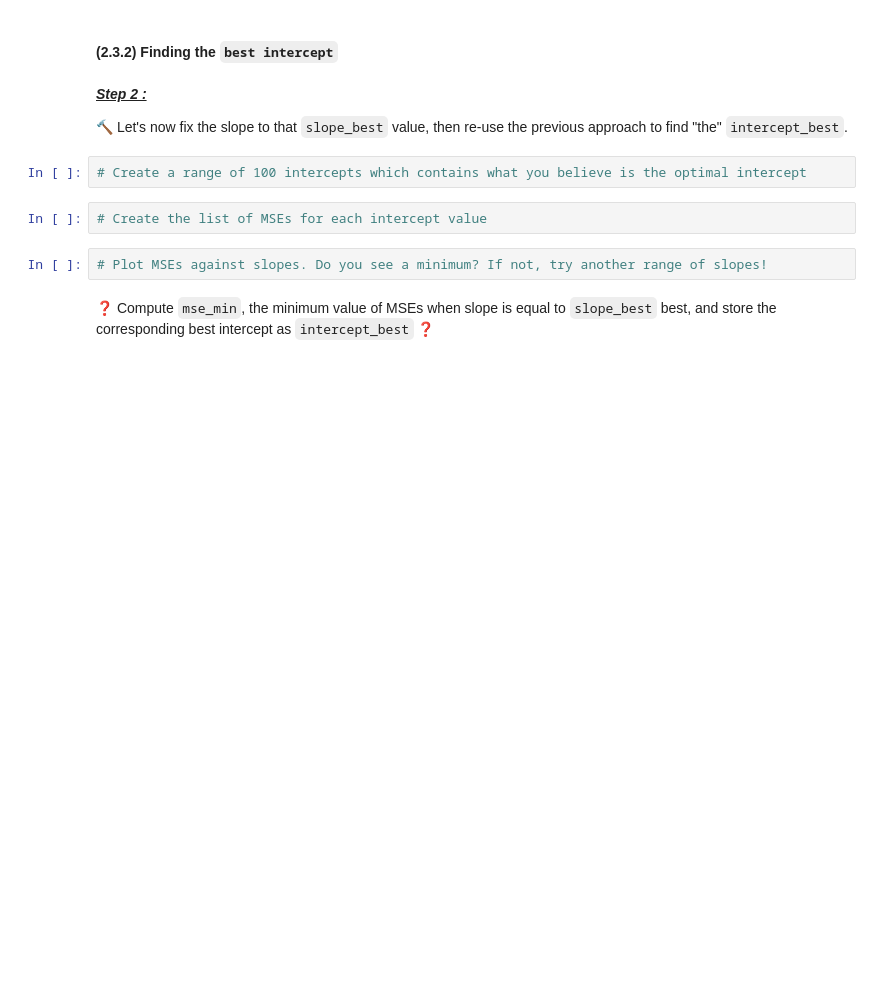
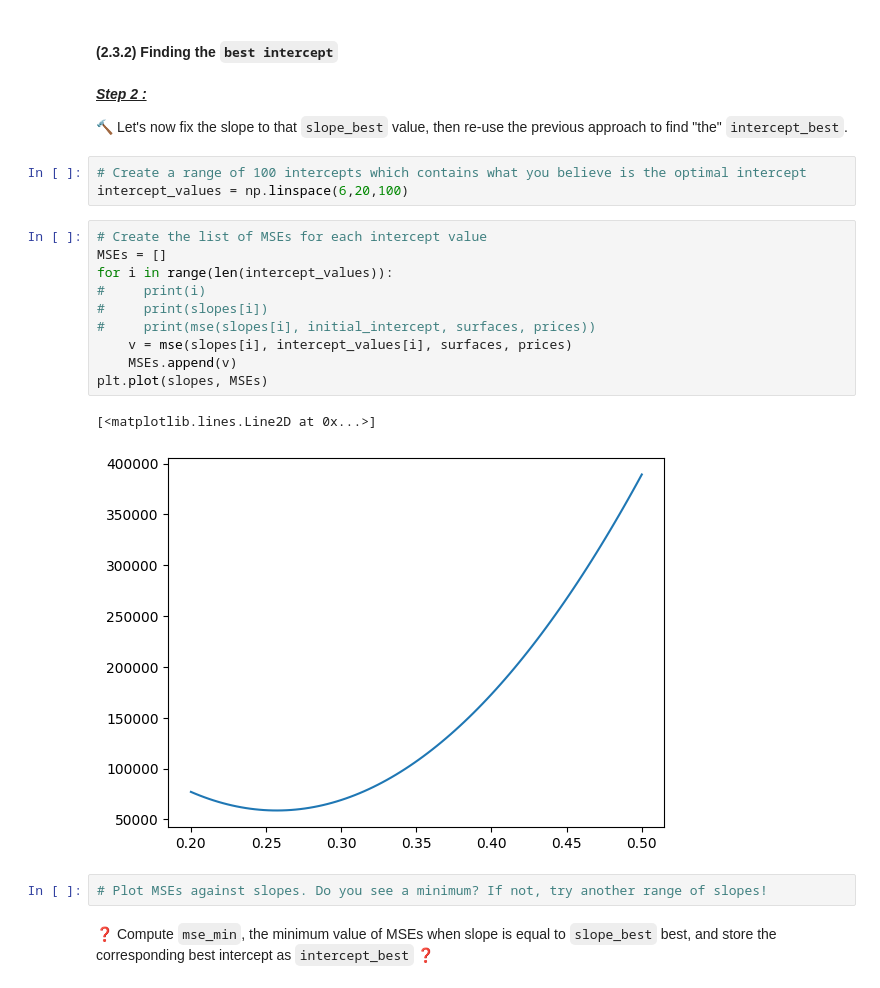
Before and after one commit to antoinelugol/data-real-estate-advanced-estimator, a Jupyter notebook: 02-real_estate_advanced_estimator.ipynb, the cells around one changed output. Drawn from its saved outputs; the diff is of its cells as text; blank space fills up the shorter version.

```diff
--- a/02-real_estate_advanced_estimator.ipynb
+++ b/02-real_estate_advanced_estimator.ipynb
@@ -278,8 +322,20 @@ Here you can use Python's built-in `.min()` function, as well as `List.index()`
 🔨 Let's now fix the slope to that `slope_best` value, then re-use the previous approach to find "the" `intercept_best`.
 # %%
 # Create a range of 100 intercepts which contains what you believe is the optimal intercept
+intercept_values = np.linspace(6,20,100)
-# %%
-# Create the list of MSEs for each intercept value
+# %%
+# Create the list of MSEs for each intercept value
+MSEs = []
+for i in range(len(intercept_values)):
+#     print(i)
+#     print(slopes[i])
+#     print(mse(slopes[i], initial_intercept, surfaces, prices))
+    v = mse(slopes[i], intercept_values[i], surfaces, prices)
+    MSEs.append(v)
+plt.plot(slopes, MSEs)
+# %% [output]
+[<matplotlib.lines.Line2D at 0x...>]
+[figure, added]
 # %%
 # Plot MSEs against slopes. Do you see a minimum? If not, try another range of slopes!
 # %% [markdown]
```
Also changed, not shown: parts of 22 cells of this notebook.
